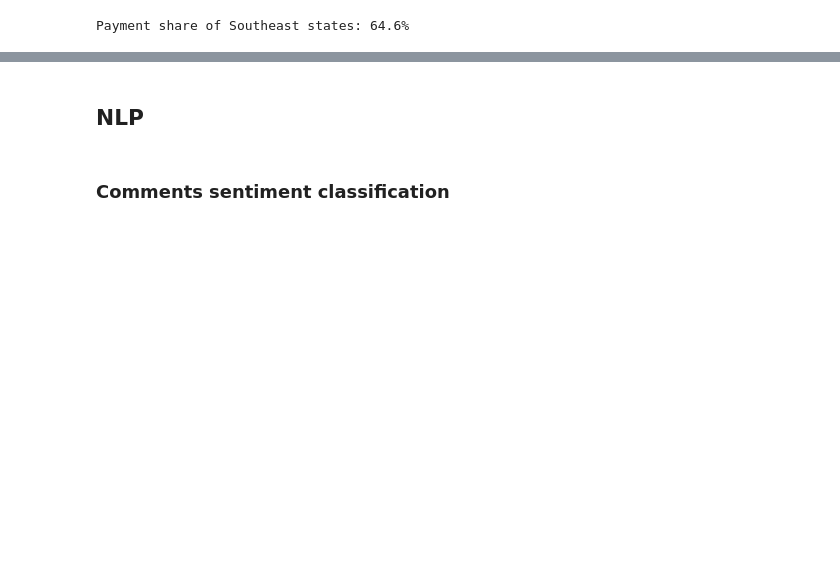
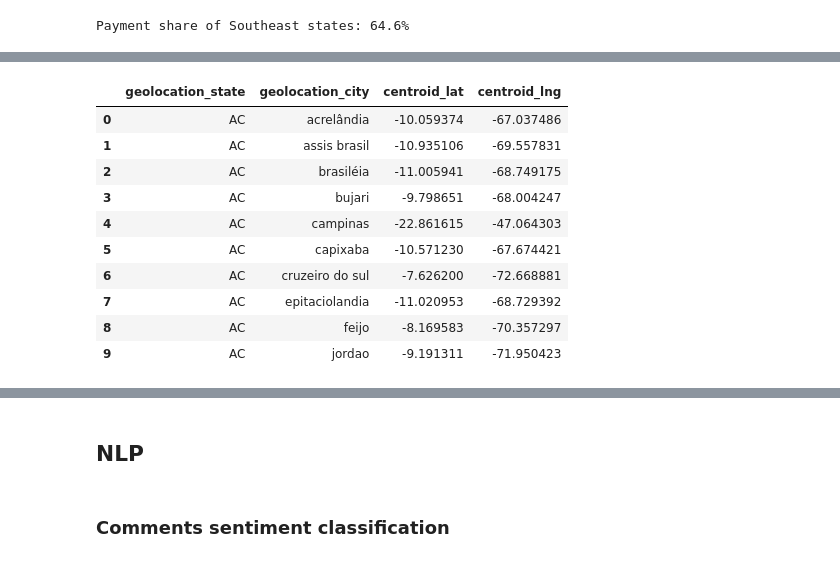
Before and after one commit to hturqueti/olist-brazilian-ecommerce-analysis, a Jupyter notebook: notebooks/01-orders-eda.ipynb, the cells around one changed output, grey strips where cells are left out. Saved outputs shown, nothing was run; the diff lists cells and outputs as text; code cells hidden in the pictures; blank space fills up the shorter version.

```diff
--- a/notebooks/01-orders-eda.ipynb
+++ b/notebooks/01-orders-eda.ipynb
@@ -409,0 +381,9 @@ The previous chart shows that the Southeast states have a higher number of selle
+# %%
+# Creates a standardized dataframe with the geolocation data (1 zip code to 1 state/city, choosing the first one)
+city_state_by_zipcode = (
+    geolocation.groupby(by=["geolocation_zip_code_prefix"])
+    .agg({"geolocation_state": "first", "geolocation_city": "first"})
+    .reset_index()
+)
+
+city_state_by_zipcode
@@ -409,0 +404,33 @@ The previous chart shows that the Southeast states have a higher number of selle
+# %%
+# Calculates the centroid geolocation latitude and longitude by zipcode
+centroid_geolocation = (
+    geolocation[["geolocation_zip_code_prefix", "geolocation_lat", "geolocation_lng"]]
+    .merge(
+        city_state_by_zipcode,
+        how="left",
+        on="geolocation_zip_code_prefix",
+    )
+    .groupby(by=["geolocation_state", "geolocation_city"])
+    .agg({"geolocation_lat": "mean", "geolocation_lng": "mean"})
+    .reset_index()
+    .rename(
+        columns={
+            "geolocation_lat": "centroid_lat",
+            "geolocation_lng": "centroid_lng",
+        }
+    )
+)
+
+centroid_geolocation.head(10)
+# %% [output]
+|  | geolocation_state | geolocation_city | centroid_lat | centroid_lng |
+| 0 | AC | acrelândia | -10.059374 | -67.037486 |
+| 1 | AC | assis brasil | -10.935106 | -69.557831 |
+| 2 | AC | brasiléia | -11.005941 | -68.749175 |
+| 3 | AC | bujari | -9.798651 | -68.004247 |
+| 4 | AC | campinas | -22.861615 | -47.064303 |
+| 5 | AC | capixaba | -10.571230 | -67.674421 |
+| 6 | AC | cruzeiro do sul | -7.626200 | -72.668881 |
+| 7 | AC | epitaciolandia | -11.020953 | -68.729392 |
+| 8 | AC | feijo | -8.169583 | -70.357297 |
+| 9 | AC | jordao | -9.191311 | -71.950423 |
```
Also changed, not shown: parts of 14 cells of this notebook.
